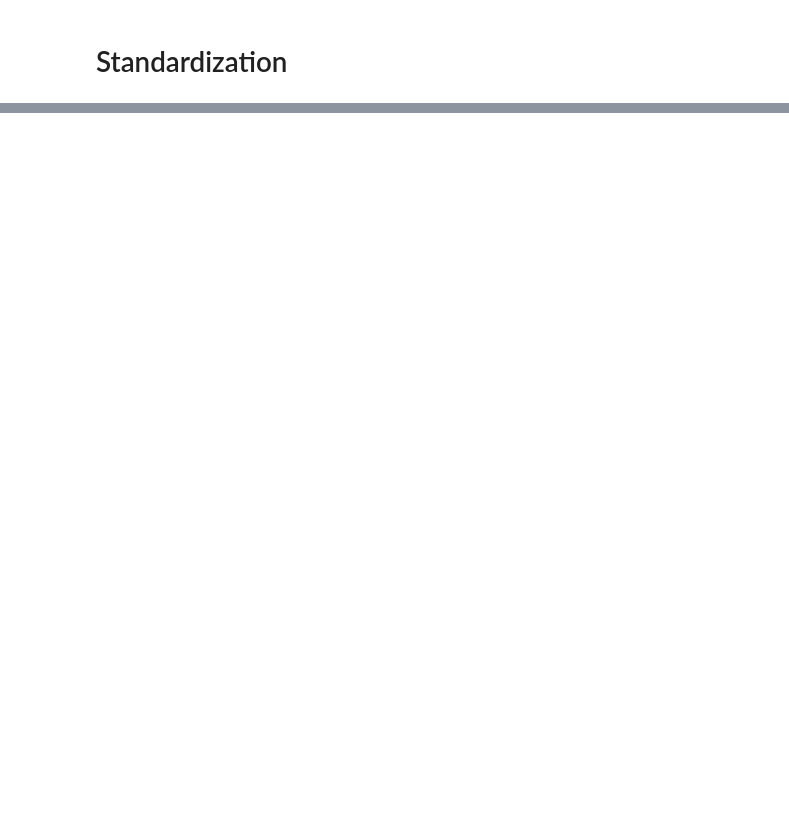
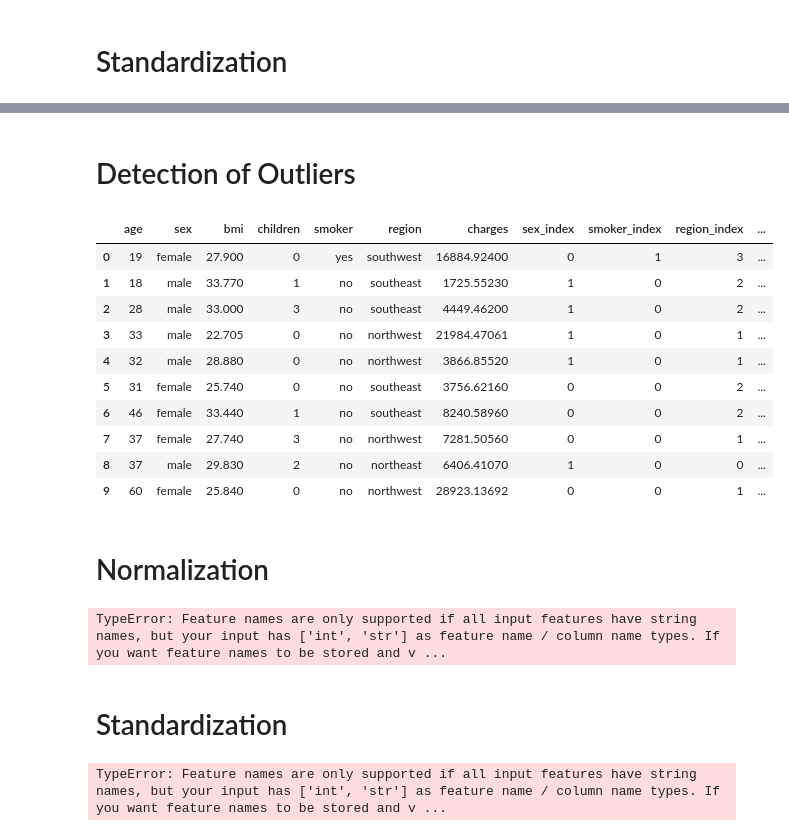
Before and after one commit to GamalHussam/ML-for-Robotics, a Jupyter notebook: task01_data_preparation/task1.ipynb, the cells around one changed output, grey strips where cells are left out. Cells and saved outputs as stored; diff of their text form; code cells hidden in the pictures; blank space fills up the shorter version.

```diff
--- a/task01_data_preparation/task1.ipynb
+++ b/task01_data_preparation/task1.ipynb
@@ -204,0 +209,4 @@ plt.show()
+# %%
+data = pd.read_csv("./insurance.csv")
+
+data.head()
@@ -204,0 +220,22 @@ plt.show()
+# %%
+# Encoding by using oneHotEncoder
+oe = preprocessing.OneHotEncoder(sparse_output=False)
+
+# Since we use it for encoding categorical and numerical
+# Then Covert type of columns to category
+data["sex"] = data["sex"].astype("category")
+data["smoker"] = data["smoker"].astype("category")
+data["region"] = data["region"].astype("category")
+
+# Assigning numerical values and storing it in another columns
+data["sex_index"] = data["sex"].cat.codes
+data["smoker_index"] = data["smoker"].cat.codes
+data["region_index"] = data["region"].cat.codes
+
+# Passing encoded columns
+oe_new = pd.DataFrame(oe.fit_transform(data[["sex_index", "smoker_index", "region_index"]]))
+
+# Merge with main
+new_df = data.join(oe_new)
+
+new_df.head()
@@ -204,0 +249,45 @@ plt.show()
+# %% [markdown]
+# Detection of Outliers
+# %%
+# IQR
+# Calculate the upper and lower limits
+Q1 = new_df['bmi'].quantile(0.25)
+Q3 = new_df['bmi'].quantile(0.75)
+IQR = Q3 - Q1
+lower = Q1 - 1.5 * IQR
+upper = Q3 + 1.5 * IQR
+
+# Create arrays of Boolean values indicating the outlier rows
+upper_array = np.where(new_df['bmi']>=upper)[0]
+lower_array = np.where(new_df['bmi']<=lower)[0]
+
+# Removing the outliers
+new_df.drop(index=upper_array, inplace=True)
+new_df.drop(index=lower_array, inplace=True)
+
+new_df.head(10)
+# %% [output]
+|  | age | sex | bmi | children | smoker | region | charges | sex_index | smoker_index | region_index | ... |
+| 0 | 19 | female | 27.900 | 0 | yes | southwest | 16884.92400 | 0 | 1 | 3 | ... |
+| 1 | 18 | male | 33.770 | 1 | no | southeast | 1725.55230 | 1 | 0 | 2 | ... |
+| 2 | 28 | male | 33.000 | 3 | no | southeast | 4449.46200 | 1 | 0 | 2 | ... |
+| 3 | 33 | male | 22.705 | 0 | no | northwest | 21984.47061 | 1 | 0 | 1 | ... |
+| 4 | 32 | male | 28.880 | 0 | no | northwest | 3866.85520 | 1 | 0 | 1 | ... |
+| 5 | 31 | female | 25.740 | 0 | no | southeast | 3756.62160 | 0 | 0 | 2 | ... |
+| 6 | 46 | female | 33.440 | 1 | no | southeast | 8240.58960 | 0 | 0 | 2 | ... |
+| 7 | 37 | female | 27.740 | 3 | no | northwest | 7281.50560 | 0 | 0 | 1 | ... |
+| 8 | 37 | male | 29.830 | 2 | no | northeast | 6406.41070 | 1 | 0 | 0 | ... |
+| 9 | 60 | female | 25.840 | 0 | no | northwest | 28923.13692 | 0 | 0 | 1 | ... |
+# %% [markdown]
+# Normalization
+# %%
+normalized = preprocessing.Normalizer().fit_transform(new_df)
+# %% [output]
+TypeError: Feature names are only supported if all input features have string names, but your input has ['int', 'str'] as feature name / column name types. If you want feature names to be stored and v ...
+# %% [markdown]
+# Standardization
+# %%
+standardized = preprocessing.StandardScaler().fit_transform(new_df)
+standardized
+# %% [output]
+TypeError: Feature names are only supported if all input features have string names, but your input has ['int', 'str'] as feature name / column name types. If you want feature names to be stored and v ...
```
Also changed, not shown: parts of 12 cells of this notebook.
